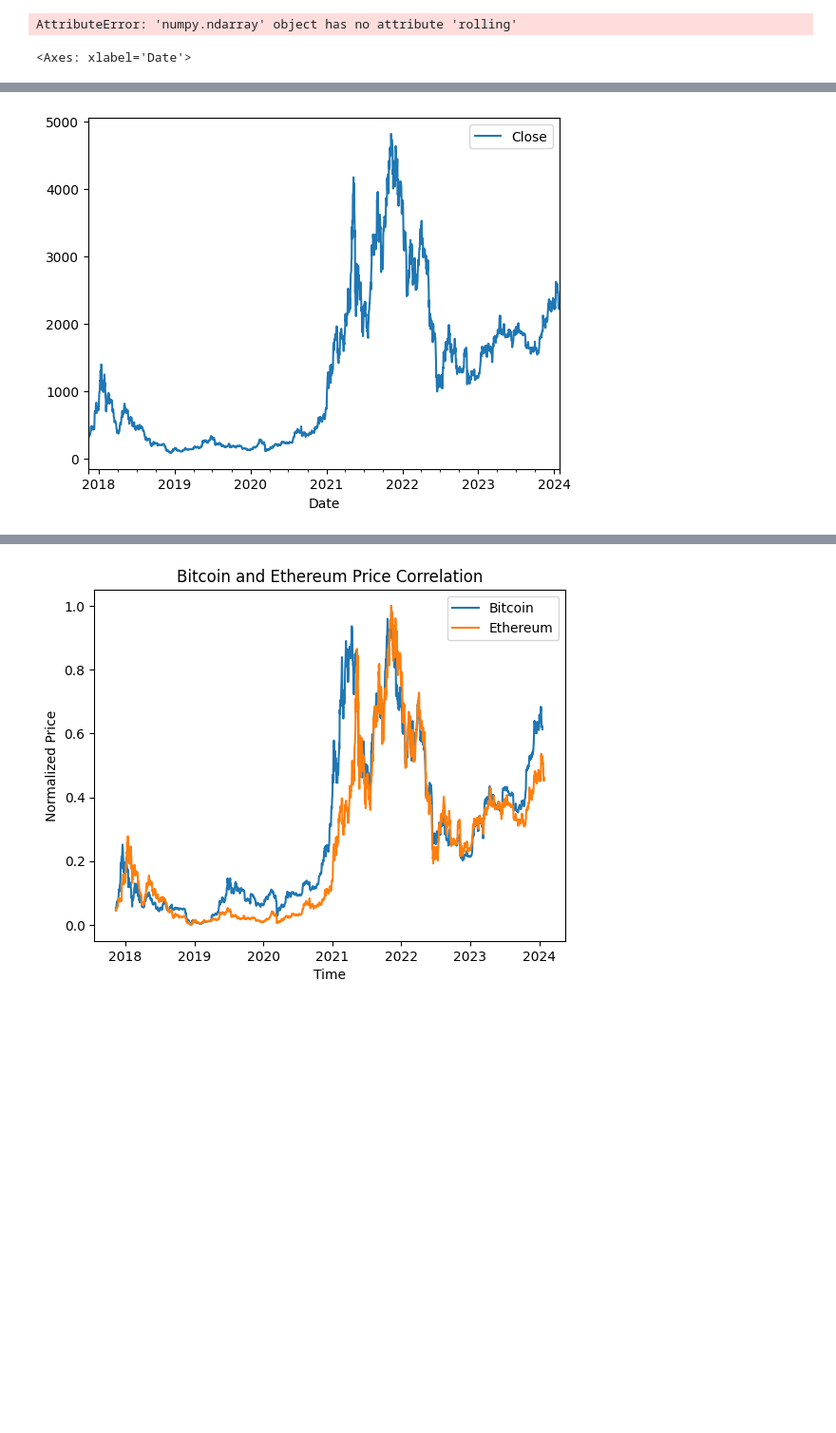
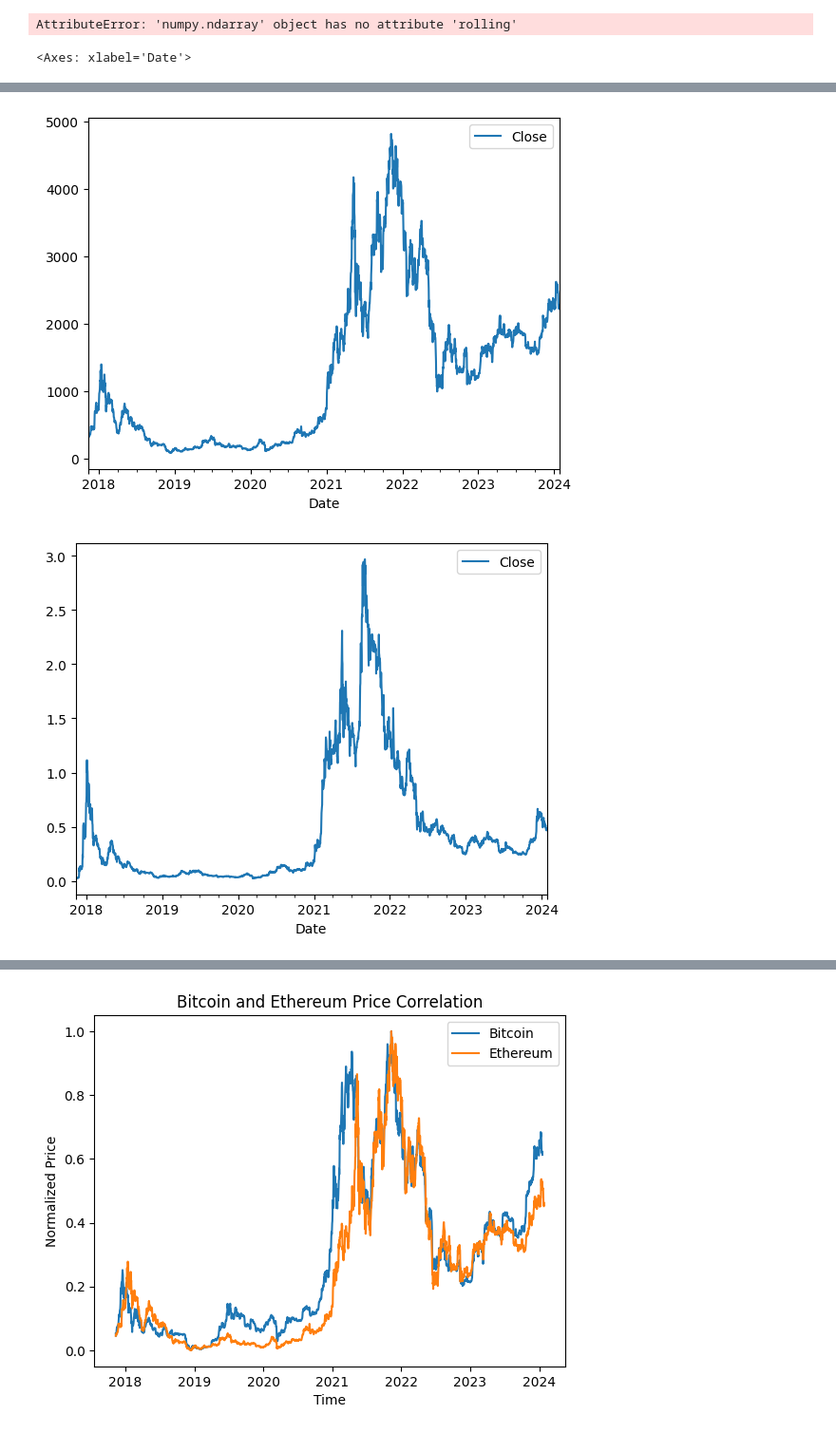
Before and after one commit to MichalTaczala/dprpy_assignment_3, a Jupyter notebook: users_data_analysis.ipynb, the cells around one changed output, grey strips where cells are left out. Shown: that part at 95% size. Cells and saved outputs as stored; diff of their text form; code cells hidden in the pictures; blank space fills up the shorter version.

```diff
--- a/users_data_analysis.ipynb
+++ b/users_data_analysis.ipynb
@@ -92,25 +118,41 @@ AttributeError: 'numpy.ndarray' object has no attribute 'rolling'
 # %%
 start_date = '2017-11-11'
 
 bitcoin_historical = pd.read_csv("./historical_prices/bitcoin_data.csv")
 
 bitcoin_historical['Time'] = pd.to_datetime(bitcoin_historical['Time'])
 bitcoin_historical = bitcoin_historical[bitcoin_historical['Time'] >= start_date]
 
 bitcoin_historical['Derivative'] = bitcoin_historical['price'].diff()
 bitcoin_historical['RelativeChange'] = bitcoin_historical['Derivative']/(bitcoin_historical['price'].rolling(20).mean())
 bitcoin_historical.plot(x='Time', y='price', kind='line')
 
 
 eth_historical = pd.read_csv("./historical_prices/ETH-USD.csv")
 
 
 eth_historical['Date'] = pd.to_datetime(eth_historical['Date'])
 eth_historical = eth_historical[eth_historical['Date'] >= start_date]
 eth_historical['Derivative'] = eth_historical['Close'].diff()
 eth_historical['RelativeChange'] = eth_historical['Derivative']/(eth_historical['Close'].rolling(20).mean())
 eth_historical.plot(x='Date', y='Close', kind='line')
+
+
+ada_historical = pd.read_csv("./historical_prices/ADA-USD.csv")
+ada_historical['Date'] = pd.to_datetime(ada_historical['Date'])
+ada_historical = ada_historical[ada_historical['Date'] >= start_date]
+ada_historical['Derivative'] = ada_historical['Close'].diff()
+ada_historical['RelativeChange'] = ada_historical['Derivative']/(ada_historical['Close'].rolling(20).mean())
+ada_historical.plot(x='Date', y='Close', kind='line')
+
+sol_historical = pd.read_csv("./historical_prices/SOL-USD.csv")
+sol_historical['Date'] = pd.to_datetime(sol_historical['Date'])
+sol_historical = sol_historical[sol_historical['Date'] >= start_date]
+sol_historical['Derivative'] = sol_historical['Close'].diff()
+sol_historical['RelativeChange'] = sol_historical['Derivative']/(sol_historical['Close'].rolling(20).mean())
+sol_historical.plot(x='Date', y='Close', kind='line')
 # %% [output]
 <Axes: xlabel='Date'>
 [figure]
 [figure]
+[figure, added]
```
Also changed, not shown: parts of 8 cells of this notebook.
